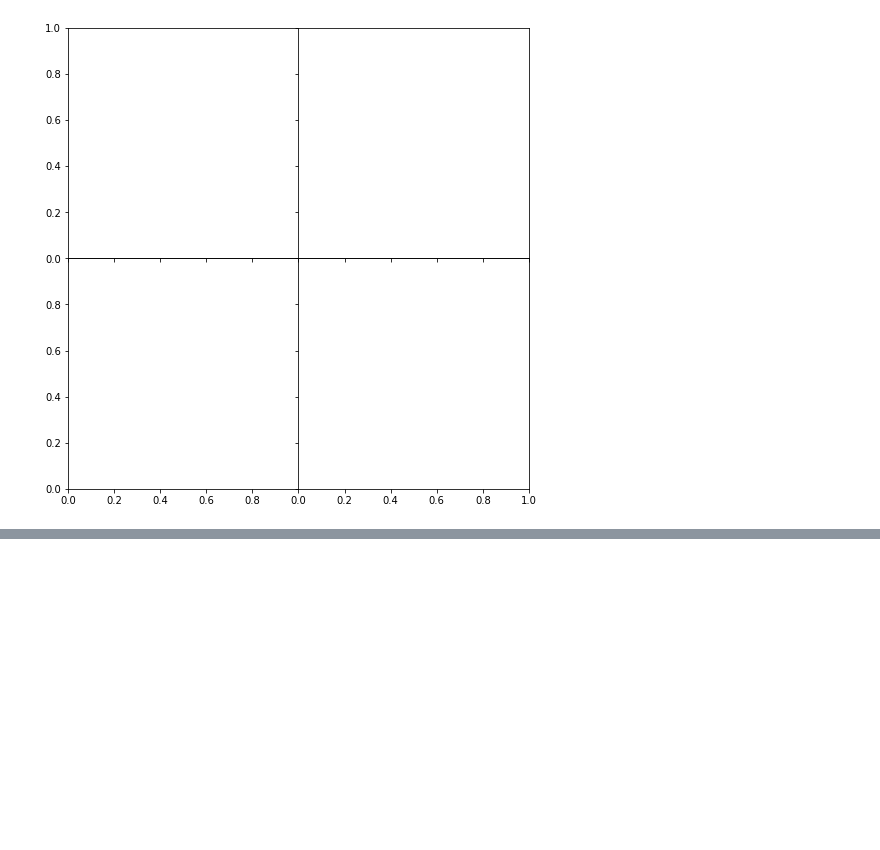
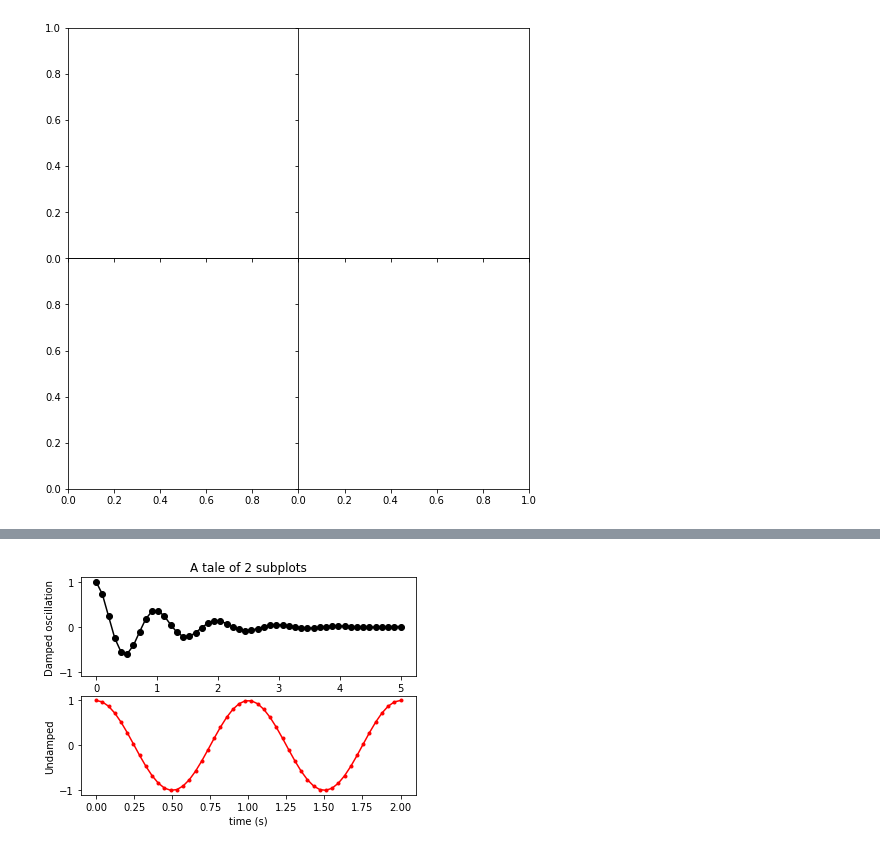
Before and after one commit to krittikaiitb/tutorials, a Jupyter notebook: Matplotlib 2/Matplotlib_II.ipynb, the cells around one changed output, grey strips where cells are left out. Saved outputs shown, nothing was run; the diff lists cells and outputs as text; code cells hidden in the pictures; blank space fills up the shorter version.

```diff
--- a/Matplotlib 2/Matplotlib_II.ipynb
+++ b/Matplotlib 2/Matplotlib_II.ipynb
@@ -405,0 +405,22 @@ ax4.set_yticklabels('')
+# %%
+import numpy as np
+import matplotlib.pyplot as plt
+
+# Data for plotting
+x1 = np.linspace(0.0, 5.0)
+x2 = np.linspace(0.0, 2.0)
+y1 = np.cos(2 * np.pi * x1) * np.exp(-x1)
+y2 = np.cos(2 * np.pi * x2)
+
+# Create two subplots sharing y axis
+fig, (ax1, ax2) = plt.subplots(2, sharey=True)
+
+ax1.plot(x1, y1, 'ko-')
+ax1.set(title='A tale of 2 subplots', ylabel='Damped oscillation')
+
+ax2.plot(x2, y2, 'r.-')
+ax2.set(xlabel='time (s)', ylabel='Undamped')
+
+plt.show()
+# %% [output]
+[figure, added]
```
Also changed, not shown: parts of 19 cells of this notebook, 2 other files.
